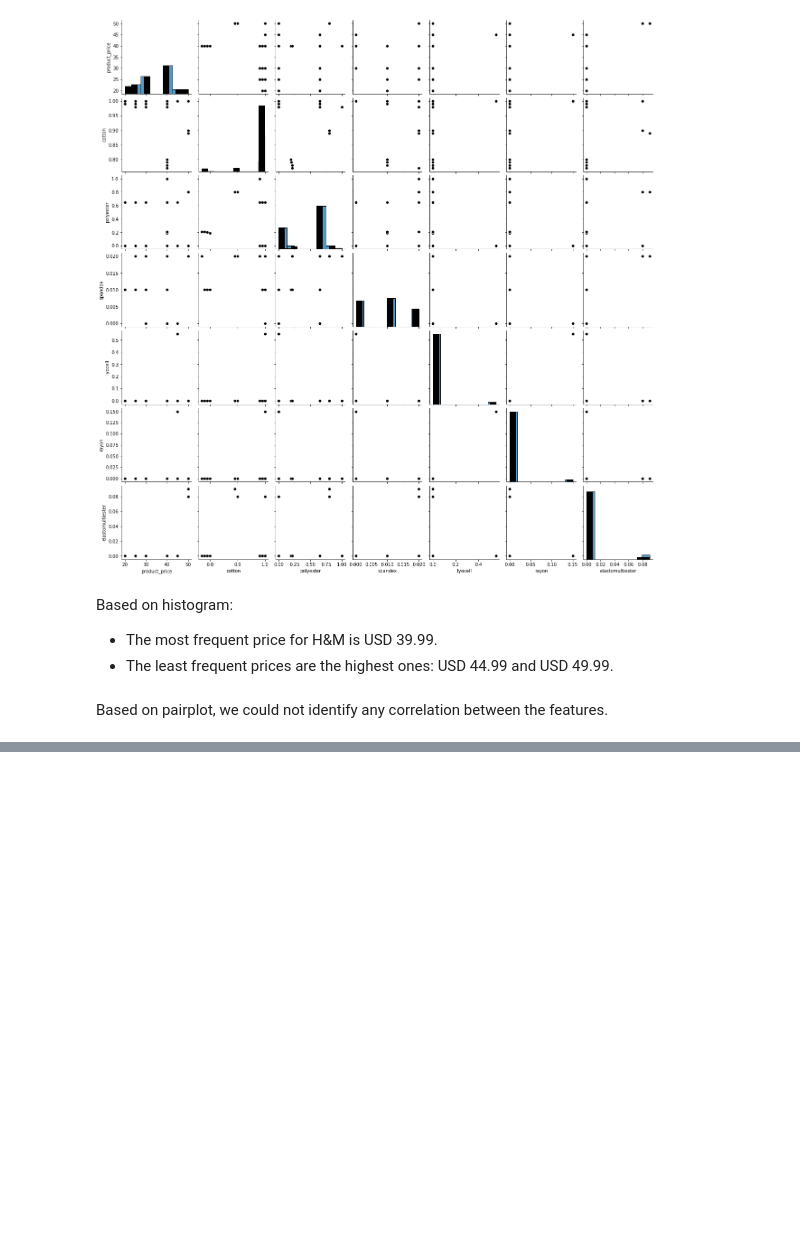
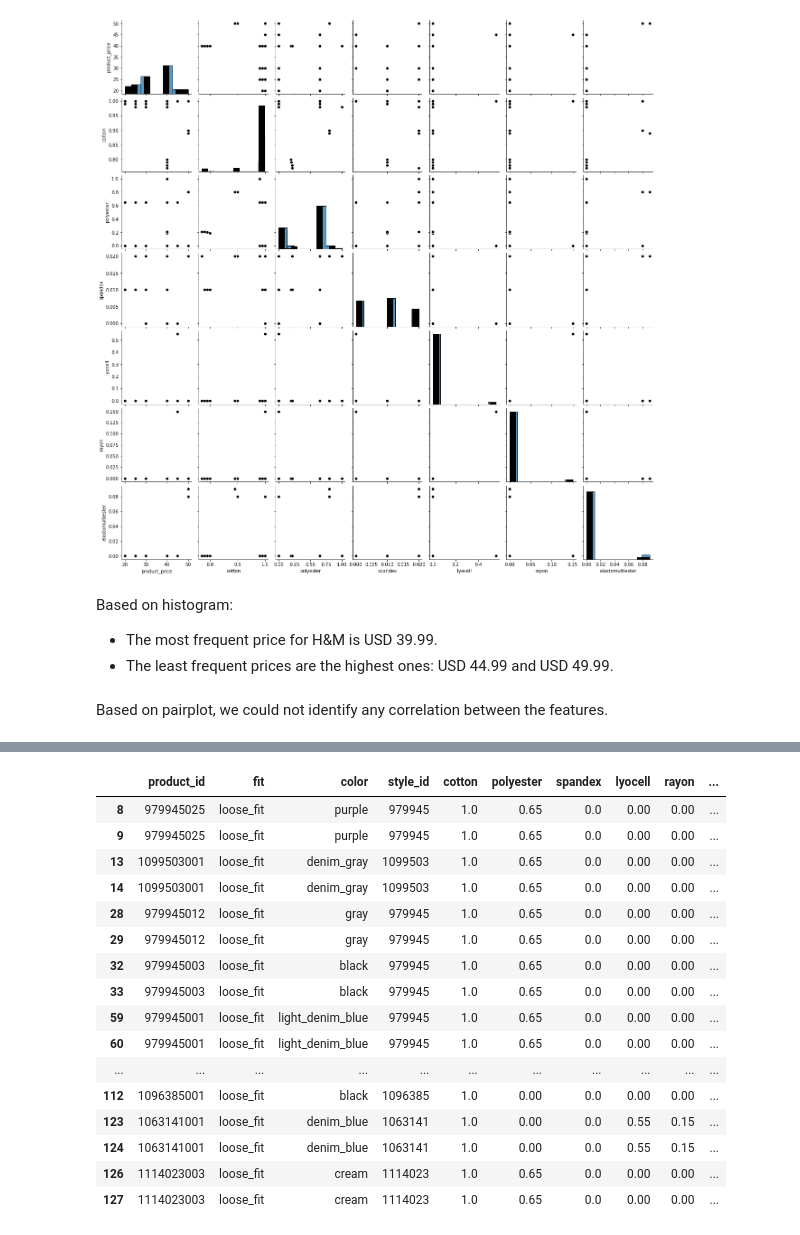
Before and after one commit to lucasquemelli/Star_Jeans, a Jupyter notebook: star_jeans.ipynb, the cells around one changed output, grey strips where cells are left out. Drawn from its saved outputs; the diff is of its cells as text; code cells hidden in the pictures; blank space fills up the shorter version.

```diff
--- a/star_jeans.ipynb
+++ b/star_jeans.ipynb
@@ -612,0 +647,20 @@ Based on pairplot, we could not identify any correlation between the features.
+# %%
+data_analysis[data_analysis['fit'] == 'loose_fit']
+# %% [output]
+|  | product_id | fit | color | style_id | cotton | polyester | spandex | lyocell | rayon | ... |
+| 8 | 979945025 | loose_fit | purple | 979945 | 1.0 | 0.65 | 0.0 | 0.00 | 0.00 | ... |
+| 9 | 979945025 | loose_fit | purple | 979945 | 1.0 | 0.65 | 0.0 | 0.00 | 0.00 | ... |
+| 13 | 1099503001 | loose_fit | denim_gray | 1099503 | 1.0 | 0.65 | 0.0 | 0.00 | 0.00 | ... |
+| 14 | 1099503001 | loose_fit | denim_gray | 1099503 | 1.0 | 0.65 | 0.0 | 0.00 | 0.00 | ... |
+| 28 | 979945012 | loose_fit | gray | 979945 | 1.0 | 0.65 | 0.0 | 0.00 | 0.00 | ... |
+| 29 | 979945012 | loose_fit | gray | 979945 | 1.0 | 0.65 | 0.0 | 0.00 | 0.00 | ... |
+| 32 | 979945003 | loose_fit | black | 979945 | 1.0 | 0.65 | 0.0 | 0.00 | 0.00 | ... |
+| 33 | 979945003 | loose_fit | black | 979945 | 1.0 | 0.65 | 0.0 | 0.00 | 0.00 | ... |
+| 59 | 979945001 | loose_fit | light_denim_blue | 979945 | 1.0 | 0.65 | 0.0 | 0.00 | 0.00 | ... |
+| 60 | 979945001 | loose_fit | light_denim_blue | 979945 | 1.0 | 0.65 | 0.0 | 0.00 | 0.00 | ... |
+| ... | ... | ... | ... | ... | ... | ... | ... | ... | ... | ... |
+| 112 | 1096385001 | loose_fit | black | 1096385 | 1.0 | 0.00 | 0.0 | 0.00 | 0.00 | ... |
+| 123 | 1063141001 | loose_fit | denim_blue | 1063141 | 1.0 | 0.00 | 0.0 | 0.55 | 0.15 | ... |
+| 124 | 1063141001 | loose_fit | denim_blue | 1063141 | 1.0 | 0.00 | 0.0 | 0.55 | 0.15 | ... |
+| 126 | 1114023003 | loose_fit | cream | 1114023 | 1.0 | 0.65 | 0.0 | 0.00 | 0.00 | ... |
+| 127 | 1114023003 | loose_fit | cream | 1114023 | 1.0 | 0.65 | 0.0 | 0.00 | 0.00 | ... |
```
Also changed, not shown: parts of 6 cells of this notebook.
